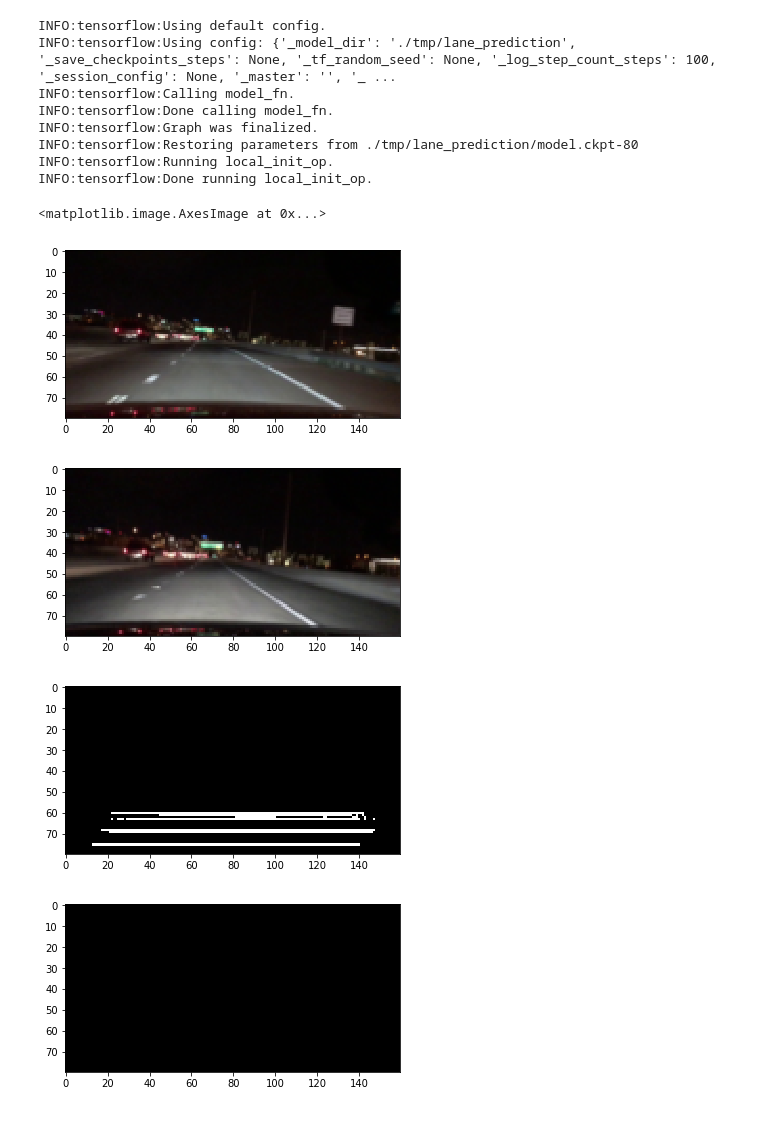
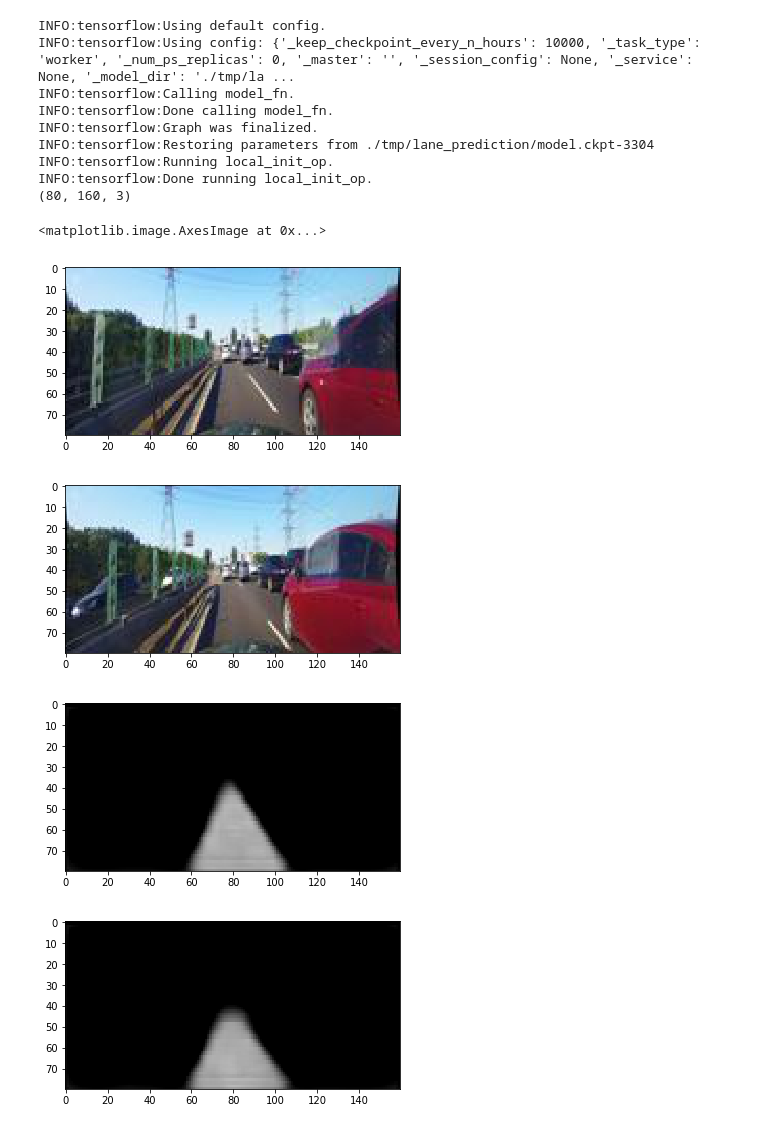
Before and after one commit to Spozder/LaneDetectionNNProject, a Jupyter notebook: LaneDectection.ipynb, the cells around one changed output. Cells and saved outputs as stored; diff of their text form; code cells hidden in the pictures.

```diff
--- a/LaneDectection.ipynb
+++ b/LaneDectection.ipynb
@@ -229,56 +234,54 @@ print(tf.__version__)
 # %%
 import matplotlib.image as mpimg
 
-train_images_raw = pickle.load(open("full_CNN_train.p", "rb" ))
+train_images_raw = pickle.load(open("road_images.p", "rb" ))
 
 classifier = tf.estimator.Estimator(
         model_fn= cnn_model,
         model_dir= "./tmp/lane_prediction")
 
-I = train_images_raw[0:2];
+I = train_images_raw[3500:3502]
 
 plt.figure()
 plt.imshow(I[0])
 
 plt.figure()
 plt.imshow(I[1])
 
 
 predict_input_fn = tf.estimator.inputs.numpy_input_fn(
     x=np.array(I),
     num_epochs=1,
     shuffle=False)
 
 predictions = list(classifier.predict(input_fn=predict_input_fn))
 predicted_lane1 = predictions[0]['predict_lane']
-G1 = np.zeros((80,160,3))
 P = predicted_lane1.squeeze()
-avg = np.average(P)
-G1[P>avg] = [1,1,1]
-G1[P<=avg] = [0,0,0]
+G1 = np.moveaxis(np.tile(P, (3, 1, 1)),0,-1);
+print(G1.shape)
+
+predicted_lane2 = predictions[1]['predict_lane']
+G2 = np.zeros((80,160,3))
+P = predicted_lane2.squeeze()
+G2 = np.moveaxis(np.tile(P, (3, 1, 1)),0,-1);
 
 plt.figure()
 plt.imshow(G1)
 
-predicted_lane2 = predictions[1]['predict_lane']
-G2 = np.zeros((80,160,3))
-P = predicted_lane2.squeeze()
-G2[P>0.5] = [1,1,1]
-G2[P<=0.5] = [0,0,0]
-
 plt.figure()
 plt.imshow(G2)
 # %% [output]
 INFO:tensorflow:Using default config.
-INFO:tensorflow:Using config: {'_model_dir': './tmp/lane_prediction', '_save_checkpoints_steps': None, '_tf_random_seed': None, '_log_step_count_steps': 100, '_session_config': None, '_master': '', '_ ...
+INFO:tensorflow:Using config: {'_keep_checkpoint_every_n_hours': 10000, '_task_type': 'worker', '_num_ps_replicas': 0, '_master': '', '_session_config': None, '_service': None, '_model_dir': './tmp/la ...
 INFO:tensorflow:Calling model_fn.
 INFO:tensorflow:Done calling model_fn.
 INFO:tensorflow:Graph was finalized.
-INFO:tensorflow:Restoring parameters from ./tmp/lane_prediction/model.ckpt-80
+INFO:tensorflow:Restoring parameters from ./tmp/lane_prediction/model.ckpt-3304
 INFO:tensorflow:Running local_init_op.
 INFO:tensorflow:Done running local_init_op.
+(80, 160, 3)
 <matplotlib.image.AxesImage at 0x...>
-[figure, old version]
+[figure, new version]
-[figure, old version]
+[figure, new version]
-[figure, old version]
+[figure, new version]
-[figure, old version]
+[figure, new version]
```
Also changed, not shown: parts of 1 cell of this notebook, 1 other file.
